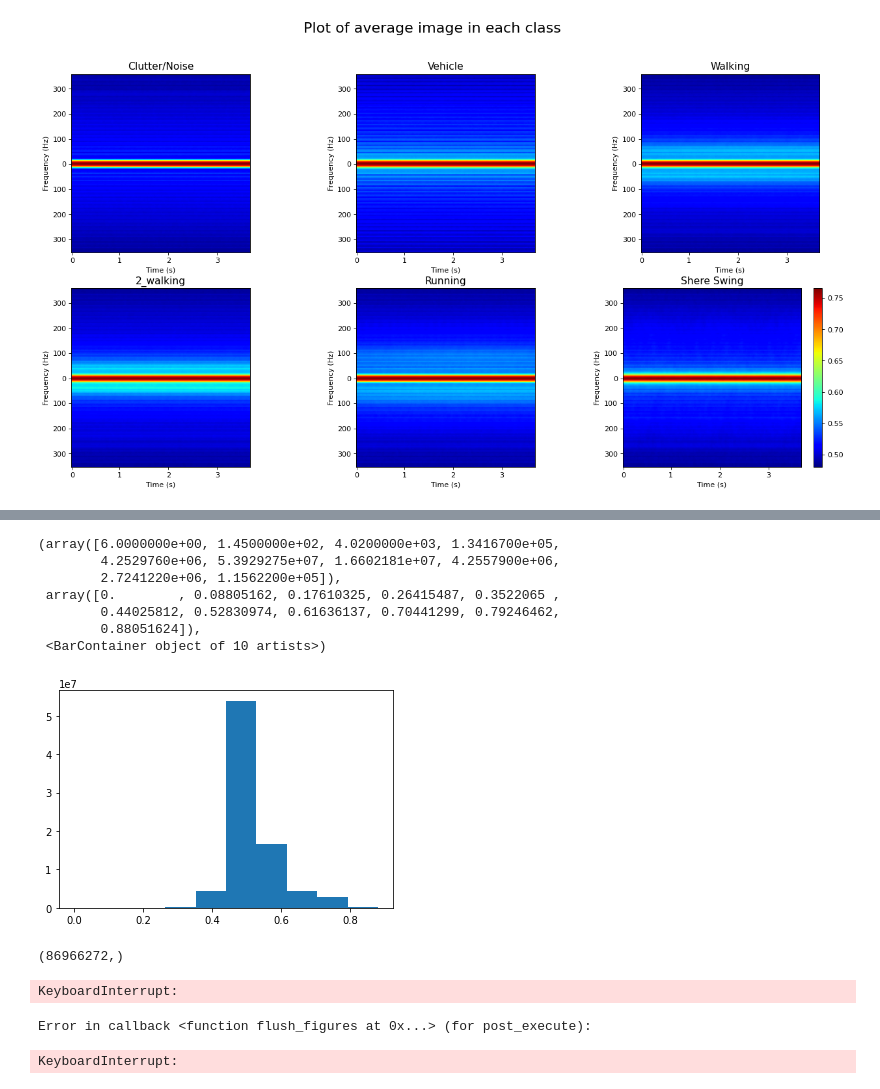
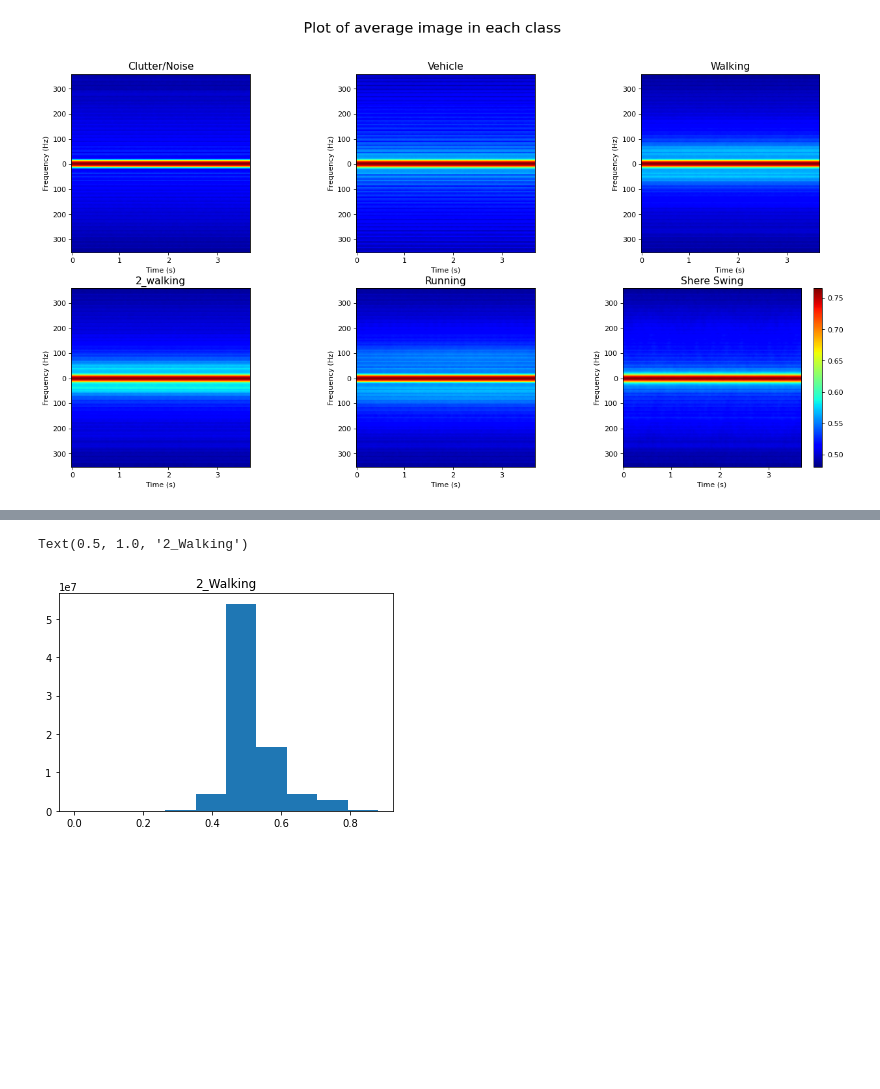
Before and after one commit to nemashy/Masters-Nyasha, a Jupyter notebook: Exploratory Data Analysis.ipynb, the cells around one changed output, grey strips where cells are left out. Cells and saved outputs as stored; diff of their text form; code cells hidden in the pictures; blank space fills up the shorter version.

```diff
--- a/Exploratory Data Analysis.ipynb
+++ b/Exploratory Data Analysis.ipynb
@@ -301,15 +237,6 @@ plt.hist(sphere_swing_data)
 # %%
 plt.hist(walking_2_data)
+plt.title("2_Walking")
 # %% [output]
-(array([6.0000000e+00, 1.4500000e+02, 4.0200000e+03, 1.3416700e+05,
-        4.2529760e+06, 5.3929275e+07, 1.6602181e+07, 4.2557900e+06,
-        2.7241220e+06, 1.1562200e+05]),
- array([0.        , 0.08805162, 0.17610325, 0.26415487, 0.3522065 ,
-        0.44025812, 0.52830974, 0.61636137, 0.70441299, 0.79246462,
-        0.88051624]),
- <BarContainer object of 10 artists>)
+Text(0.5, 1.0, '2_Walking')
-[figure, old version]
+[figure, new version]
-# %%
-walking_data.shape
-# %% [output]
-(86966272,)
@@ -319,9 +242,0 @@ data = [walking_data, vehicle_data, clutter_data, sphere_swing_data, walking_2_d
-# %%
-fig = plt.figure(figsize =(10, 7))
-ax = fig.add_axes([0, 0, 1, 1])
-bp = ax.boxplot(data)
-
-# show plot
-plt.show()
-# %% [output]
-KeyboardInterrupt:
@@ -336,5 +242,0 @@ plt.show()
-# %%
-ax = sns.boxplot(x=walking_data)
-# %% [output]
-Error in callback <function flush_figures at 0x...> (for post_execute):
-KeyboardInterrupt:
```
Also changed, not shown: parts of 16 cells of this notebook, 1 other file.
